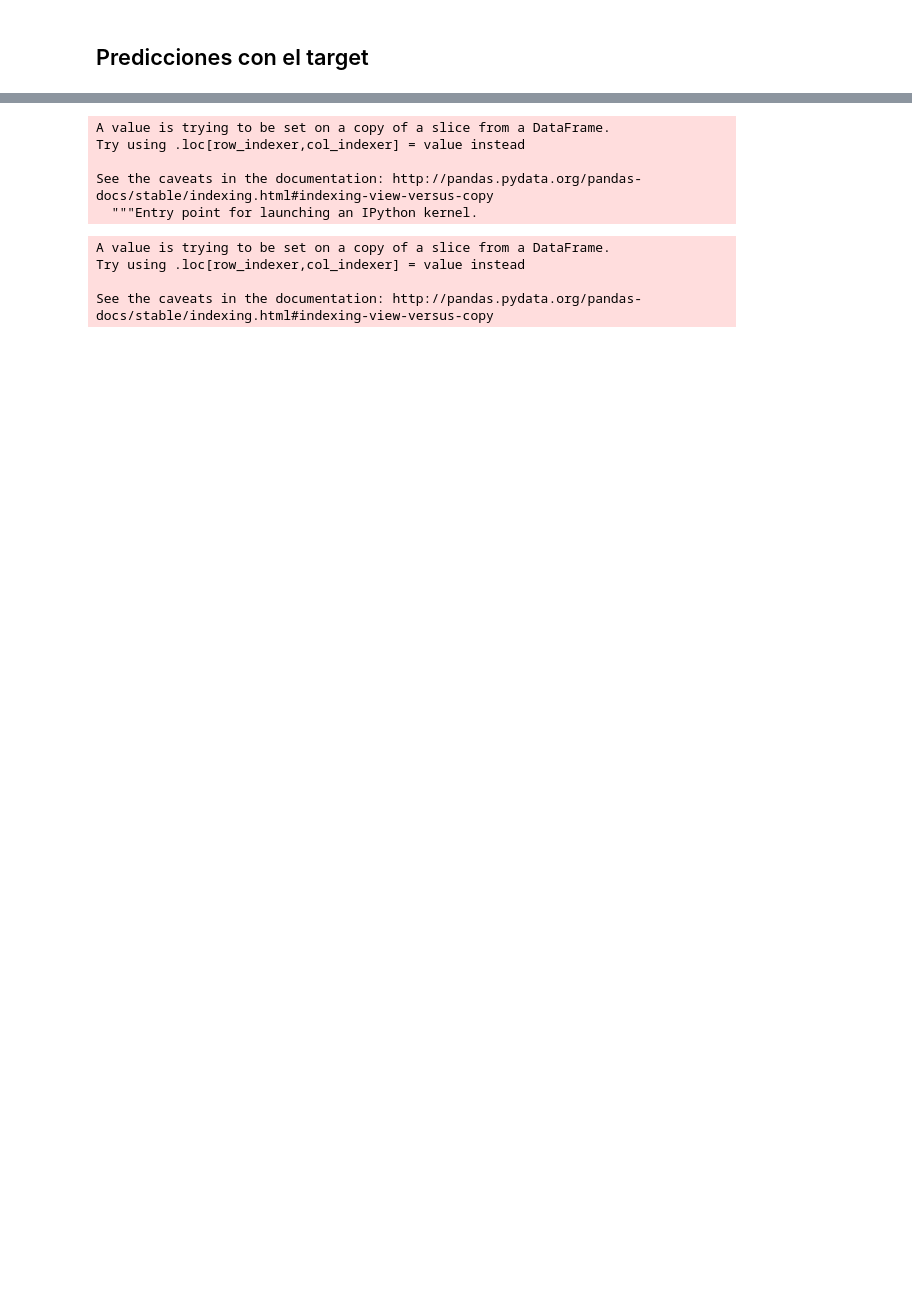
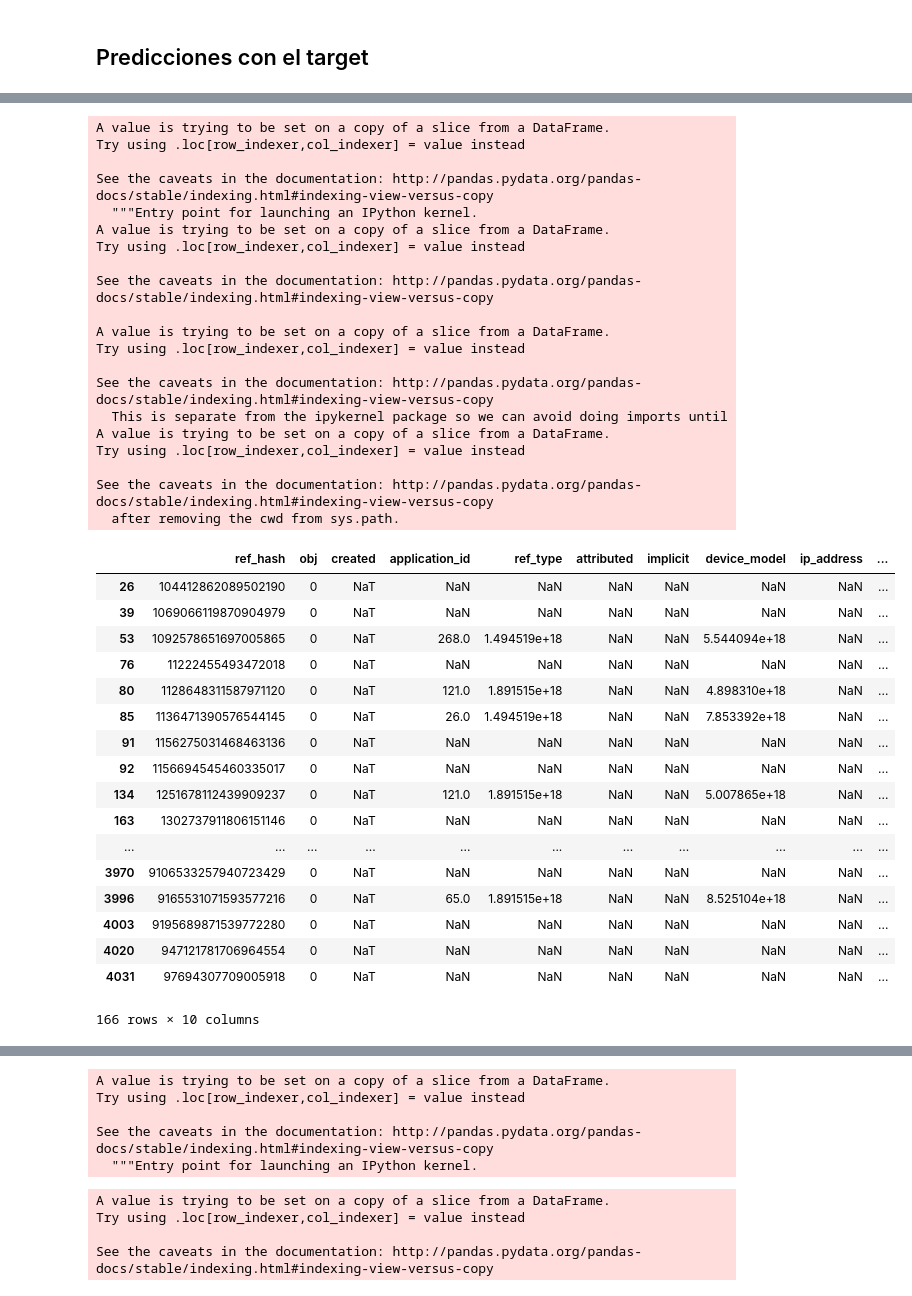
Before and after one commit to shizus/7506-1c2019, a Jupyter notebook: tp2/scripts/installsListoPaTraining.ipynb, the cells around one changed output, grey strips where cells are left out. Drawn from its saved outputs; the diff is of its cells as text; code cells hidden in the pictures; blank space fills up the shorter version.

```diff
--- a/tp2/scripts/installsListoPaTraining.ipynb
+++ b/tp2/scripts/installsListoPaTraining.ipynb
@@ -62,0 +83,16 @@ installs = installs.sort_values(by = ['ref_hash', 'created'])
+# %%
+del events['device_countrycode'] #Borrada porque hay un solo país
+del events['trans_id'] #Borrada por tener muy pocos valores (37000/7000000)
+del events['event_uuid'] #Borrada por tener todos los valores distintos
+del events['device_os_version'] #Borrado por tener 70% de los valores nulos.
+del events['device_brand'] #Borrado por tener 67% de los valores nulos
+del events['device_city'] #Borrado por tener 76% de los valores nulos
+del events['user_agent'] #Borrado por tener 57% de los valores nulos
+del events['carrier'] #Borrado por tener 75% de los valores nulos
+del events['device_os'] #Borrado por tener 76% de los valores nulos
+del events['connection_type'] #Borrado por tener 77% de los valores nulos
+#------------------------------------------------------------------
+events = events[pd.notnull(events['session_user_agent'])] #Borrados las filas nulas (0,5%)
+events = events[pd.notnull(events['kind'])] #Borrados las filas nulas (0,5%)
+#------------------------------------------------------------------
+events = events[pd.notnull(events['device_model'])] #Borrado por tener 27% de nulos, podria rellenarse si no andan los algoritmos
@@ -63,2 +101,4 @@ installs = installs.sort_values(by = ['ref_hash', 'created'])
+# %%
+events['ref_type'] = events['ref_type'].as_type('float32')
 # %%
 clicks = pd.read_csv("../datos/clicks.csv", low_memory=False)
@@ -95,0 +120,2 @@ clicks.groupby('ref_hash').agg({'latitude': 'mean', 'longitude' : 'mean', 'timeT
+# %%
+events.drop_duplicates('ref_hash', inplace = True)
@@ -382,0 +322,45 @@ targets_sc_with_installs = targets_sc.merge(installs_sin_dup, how = 'left', on =
+# %%
+nulls['application_id'] = nulls['ref_hash'].map(events.set_index('ref_hash')['application_id'])
+nulls['ref_type'] = nulls['ref_hash'].map(events.set_index('ref_hash')['ref_type'])
+nulls['device_model'] = nulls['ref_hash'].map(events.set_index('ref_hash')['device_model'])
+nulls['device_language'] = nulls['ref_hash'].map(events.set_index('ref_hash')['device_language'])
+nulls
+# %% [output]
+A value is trying to be set on a copy of a slice from a DataFrame.
+Try using .loc[row_indexer,col_indexer] = value instead
+
+See the caveats in the documentation: http://pandas.pydata.org/pandas-docs/stable/indexing.html#indexing-view-versus-copy
+  """Entry point for launching an IPython kernel.
+A value is trying to be set on a copy of a slice from a DataFrame.
+Try using .loc[row_indexer,col_indexer] = value instead
+
+See the caveats in the documentation: http://pandas.pydata.org/pandas-docs/stable/indexing.html#indexing-view-versus-copy
+
+A value is trying to be set on a copy of a slice from a DataFrame.
+Try using .loc[row_indexer,col_indexer] = value instead
+
+See the caveats in the documentation: http://pandas.pydata.org/pandas-docs/stable/indexing.html#indexing-view-versus-copy
+  This is separate from the ipykernel package so we can avoid doing imports until
+A value is trying to be set on a copy of a slice from a DataFrame.
+Try using .loc[row_indexer,col_indexer] = value instead
+
+See the caveats in the documentation: http://pandas.pydata.org/pandas-docs/stable/indexing.html#indexing-view-versus-copy
+  after removing the cwd from sys.path.
+|  | ref_hash | obj | created | application_id | ref_type | attributed | implicit | device_model | ip_address | ... |
+| 26 | 104412862089502190 | 0 | NaT | NaN | NaN | NaN | NaN | NaN | NaN | ... |
+| 39 | 1069066119870904979 | 0 | NaT | NaN | NaN | NaN | NaN | NaN | NaN | ... |
+| 53 | 1092578651697005865 | 0 | NaT | 268.0 | 1.494519e+18 | NaN | NaN | 5.544094e+18 | NaN | ... |
+| 76 | 11222455493472018 | 0 | NaT | NaN | NaN | NaN | NaN | NaN | NaN | ... |
+| 80 | 1128648311587971120 | 0 | NaT | 121.0 | 1.891515e+18 | NaN | NaN | 4.898310e+18 | NaN | ... |
+| 85 | 1136471390576544145 | 0 | NaT | 26.0 | 1.494519e+18 | NaN | NaN | 7.853392e+18 | NaN | ... |
+| 91 | 1156275031468463136 | 0 | NaT | NaN | NaN | NaN | NaN | NaN | NaN | ... |
+| 92 | 1156694545460335017 | 0 | NaT | NaN | NaN | NaN | NaN | NaN | NaN | ... |
+| 134 | 1251678112439909237 | 0 | NaT | 121.0 | 1.891515e+18 | NaN | NaN | 5.007865e+18 | NaN | ... |
+| 163 | 1302737911806151146 | 0 | NaT | NaN | NaN | NaN | NaN | NaN | NaN | ... |
+| ... | ... | ... | ... | ... | ... | ... | ... | ... | ... | ... |
+| 3970 | 9106533257940723429 | 0 | NaT | NaN | NaN | NaN | NaN | NaN | NaN | ... |
+| 3996 | 9165531071593577216 | 0 | NaT | 65.0 | 1.891515e+18 | NaN | NaN | 8.525104e+18 | NaN | ... |
+| 4003 | 9195689871539772280 | 0 | NaT | NaN | NaN | NaN | NaN | NaN | NaN | ... |
+| 4020 | 947121781706964554 | 0 | NaT | NaN | NaN | NaN | NaN | NaN | NaN | ... |
+| 4031 | 97694307709005918 | 0 | NaT | NaN | NaN | NaN | NaN | NaN | NaN | ... |
+166 rows × 10 columns
```
Also changed, not shown: parts of 59 cells of this notebook.
